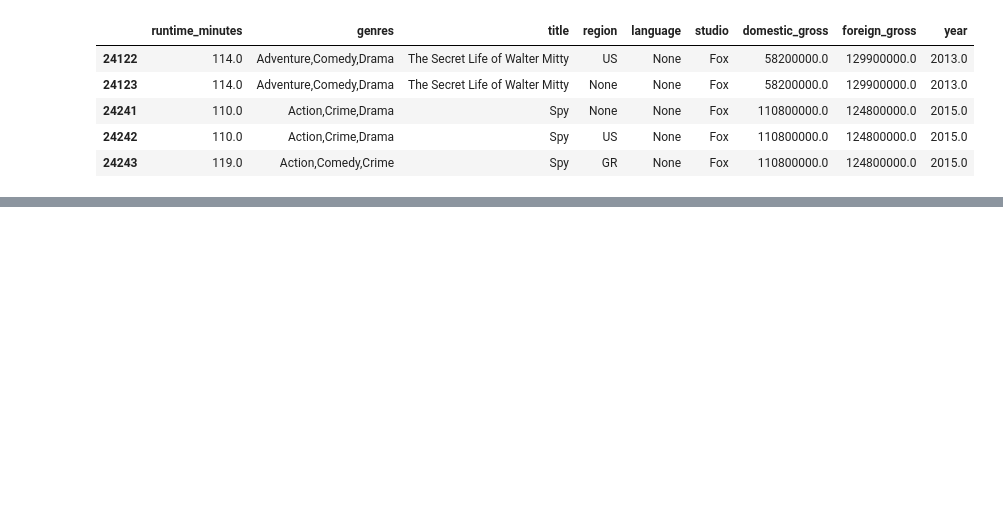
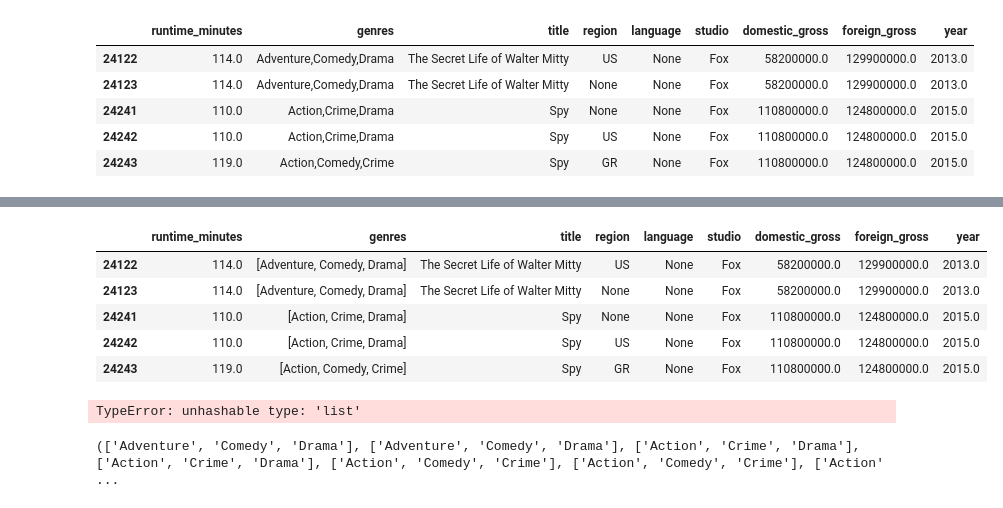
Before and after one commit to SSGrasland/Marketing-Movies-to-Foreign-Audiences, a Jupyter notebook: Phase 1 Project Notebook.ipynb, the cells around one changed output, grey strips where cells are left out. Saved outputs shown, nothing was run; the diff lists cells and outputs as text; code cells hidden in the pictures; blank space fills up the shorter version.

Commit message:
cleaned up genre column

```diff
--- a/Phase 1 Project Notebook.ipynb
+++ b/Phase 1 Project Notebook.ipynb
@@ -243,0 +225,25 @@ Name: genres, Length: 2571, dtype: object
+# %%
+#adding spaces between commas in genres
+df['genres'] = df['genres'].astype('str')
+df['genres'] = df['genres'].str.split(',')
+df['genres'] = df['genres'].dropna()
+df.head()
+# %% [output]
+|  | runtime_minutes | genres | title | region | language | studio | domestic_gross | foreign_gross | year |
+| 24122 | 114.0 | [Adventure, Comedy, Drama] | The Secret Life of Walter Mitty | US | None | Fox | 58200000.0 | 129900000.0 | 2013.0 |
+| 24123 | 114.0 | [Adventure, Comedy, Drama] | The Secret Life of Walter Mitty | None | None | Fox | 58200000.0 | 129900000.0 | 2013.0 |
+| 24241 | 110.0 | [Action, Crime, Drama] | Spy | None | None | Fox | 110800000.0 | 124800000.0 | 2015.0 |
+| 24242 | 110.0 | [Action, Crime, Drama] | Spy | US | None | Fox | 110800000.0 | 124800000.0 | 2015.0 |
+| 24243 | 119.0 | [Action, Comedy, Crime] | Spy | GR | None | Fox | 110800000.0 | 124800000.0 | 2015.0 |
+# %%
+genre_count = df.groupby('genres')
+genre_count.count()
+print(genre_count)
+# %% [output]
+TypeError: unhashable type: 'list'
+# %%
+#converting genres to tuple to make it hashable
+genres = tuple(list(df['genres']))
+print(genres)
+# %% [output]
+(['Adventure', 'Comedy', 'Drama'], ['Adventure', 'Comedy', 'Drama'], ['Action', 'Crime', 'Drama'], ['Action', 'Crime', 'Drama'], ['Action', 'Comedy', 'Crime'], ['Action', 'Comedy', 'Crime'], ['Action' ...
```
Also changed, not shown: parts of 7 cells of this notebook.
